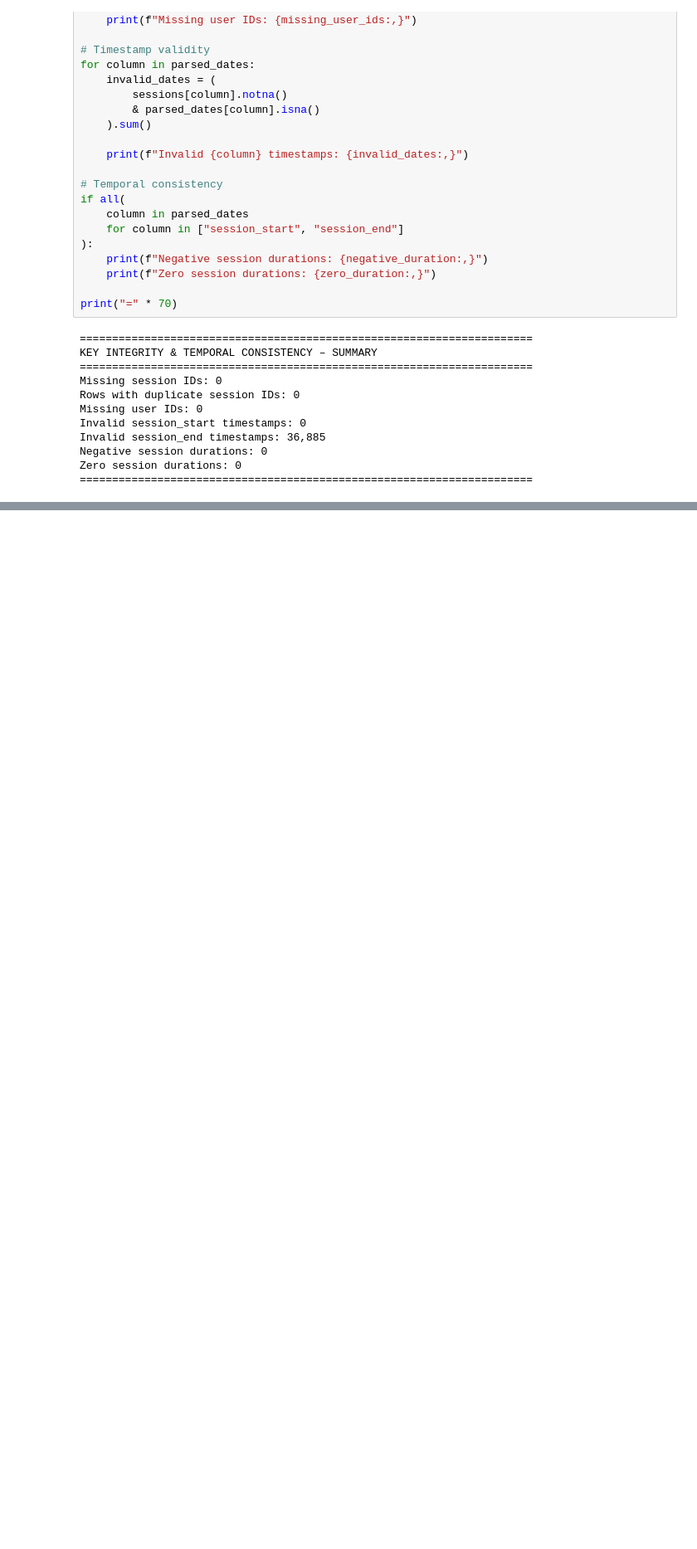
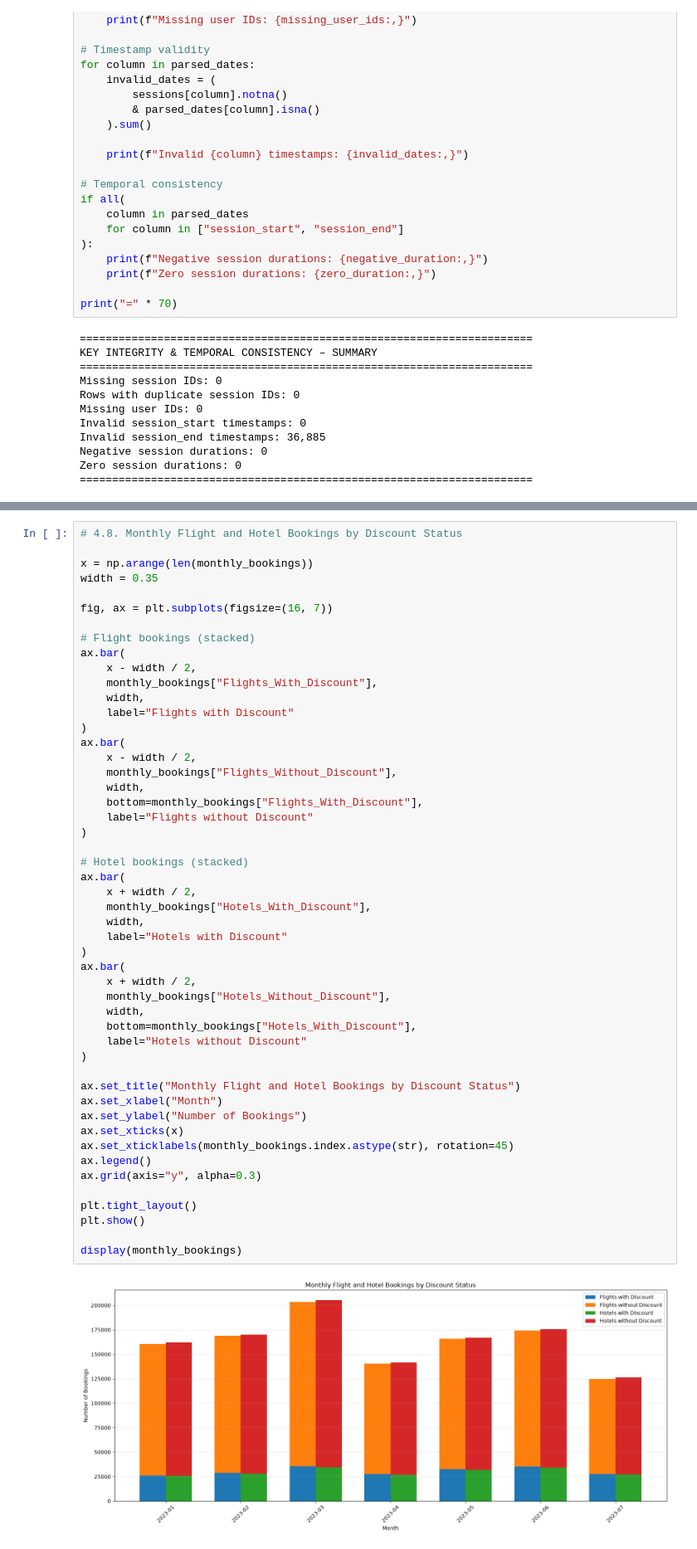
Before and after one commit to CJJRumpf/TravelTide, a Jupyter notebook: notebooks/04_sessions_inspection.ipynb, the cells around one changed output, grey strips where cells are left out. Shown at 83% size. Drawn from its saved outputs; the diff is of its cells as text; blank space fills up the shorter version.

```diff
--- a/notebooks/04_sessions_inspection.ipynb
+++ b/notebooks/04_sessions_inspection.ipynb
@@ -560,0 +1445,52 @@ Zero session durations: 0
+# %%
+# 4.8. Monthly Flight and Hotel Bookings by Discount Status
+
+x = np.arange(len(monthly_bookings))
+width = 0.35
+
+fig, ax = plt.subplots(figsize=(16, 7))
+
+# Flight bookings (stacked)
+ax.bar(
+    x - width / 2,
+    monthly_bookings["Flights_With_Discount"],
+    width,
+    label="Flights with Discount"
+)
+ax.bar(
+    x - width / 2,
+    monthly_bookings["Flights_Without_Discount"],
+    width,
+    bottom=monthly_bookings["Flights_With_Discount"],
+    label="Flights without Discount"
+)
+
+# Hotel bookings (stacked)
+ax.bar(
+    x + width / 2,
+    monthly_bookings["Hotels_With_Discount"],
+    width,
+    label="Hotels with Discount"
+)
+ax.bar(
+    x + width / 2,
+    monthly_bookings["Hotels_Without_Discount"],
+    width,
+    bottom=monthly_bookings["Hotels_With_Discount"],
+    label="Hotels without Discount"
+)
+
+ax.set_title("Monthly Flight and Hotel Bookings by Discount Status")
+ax.set_xlabel("Month")
+ax.set_ylabel("Number of Bookings")
+ax.set_xticks(x)
+ax.set_xticklabels(monthly_bookings.index.astype(str), rotation=45)
+ax.legend()
+ax.grid(axis="y", alpha=0.3)
+
+plt.tight_layout()
+plt.show()
+
+display(monthly_bookings)
+# %% [output]
+[figure, added]
```
Also changed, not shown: parts of 13 cells of this notebook, 1 other file.
